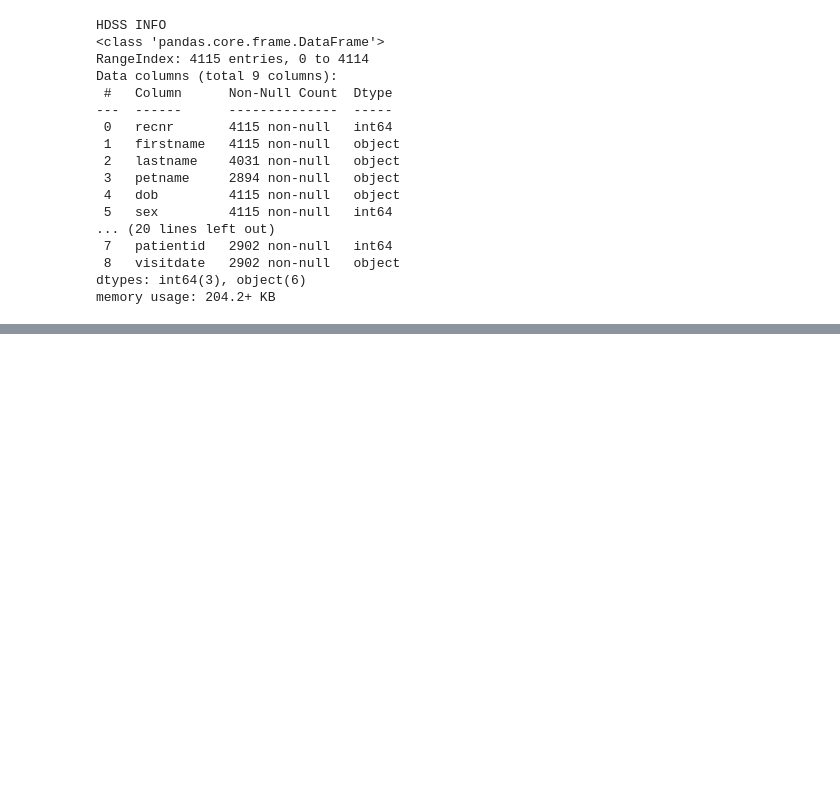
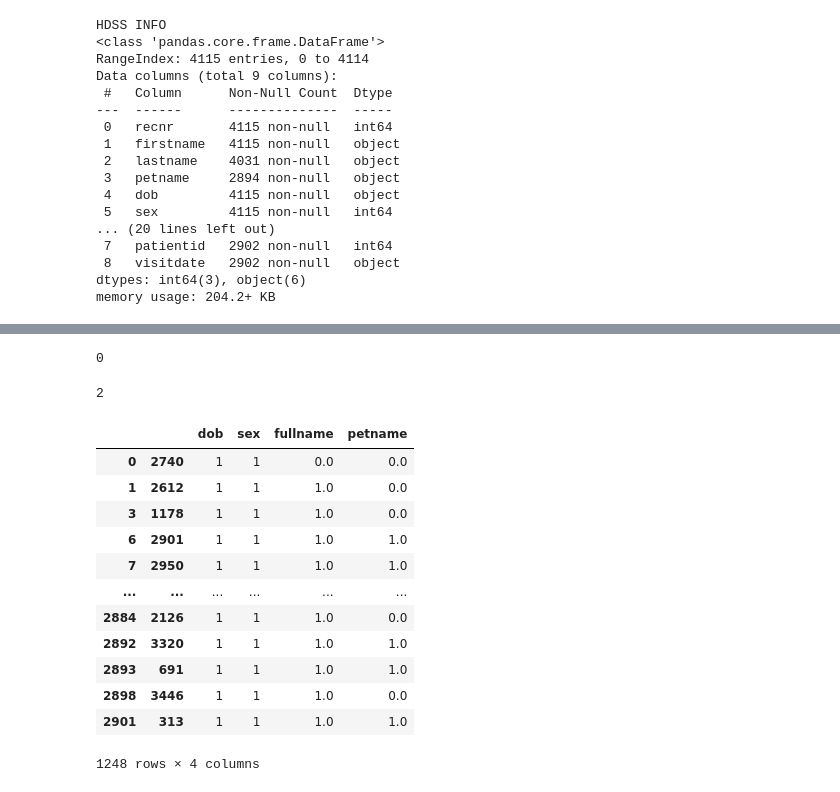
Before and after one commit to Guylord/Record-Linkage-tool-APHRC-DSE-Inspire-Hackathon-2024-, a Jupyter notebook: APHRC_DSE_Insprire_Hackathon_2024.ipynb, the cells around one changed output, grey strips where cells are left out. Saved outputs shown, nothing was run; the diff lists cells and outputs as text; code cells hidden in the pictures; blank space fills up the shorter version.

```diff
--- a/APHRC_DSE_Insprire_Hackathon_2024.ipynb
+++ b/APHRC_DSE_Insprire_Hackathon_2024.ipynb
@@ -37,0 +50,2 @@ memory usage: 204.2+ KB
+# %%
+facility_df['fullname'] = facility_df['firstname'].fillna('') + ' ' + facility_df['lastname'].fillna('')
@@ -37,0 +69,3 @@ memory usage: 204.2+ KB
+# %%
+for column in hdss_df.select_dtypes('object').columns:
+  hdss_df[column] = hdss_df[column].str.strip()
@@ -37,0 +74,8 @@ memory usage: 204.2+ KB
+# %%
+hdss_df.duplicated().sum()
+# %% [output]
+0
+# %%
+hdss_df['sex'].nunique()
+# %% [output]
+2
@@ -37,0 +88,25 @@ memory usage: 204.2+ KB
+# %%
+compare = recordlinkage.Compare()
+
+compare.exact('dob', 'dob', label = 'dob')
+compare.exact('sex', 'sex', label = 'sex')
+
+compare.string('fullname', 'fullname', threshold = 0.85, label='fullname')
+compare.string('petname', 'petname', threshold=0.85, label='petname')
+
+potential_matches=compare.compute(pairs, facility_df, hdss_df)
+potential_matches
+# %% [output]
+|  |  | dob | sex | fullname | petname |
+| 0 | 2740 | 1 | 1 | 0.0 | 0.0 |
+| 1 | 2612 | 1 | 1 | 1.0 | 0.0 |
+| 3 | 1178 | 1 | 1 | 1.0 | 0.0 |
+| 6 | 2901 | 1 | 1 | 1.0 | 1.0 |
+| 7 | 2950 | 1 | 1 | 1.0 | 1.0 |
+| ... | ... | ... | ... | ... | ... |
+| 2884 | 2126 | 1 | 1 | 1.0 | 0.0 |
+| 2892 | 3320 | 1 | 1 | 1.0 | 1.0 |
+| 2893 | 691 | 1 | 1 | 1.0 | 1.0 |
+| 2898 | 3446 | 1 | 1 | 1.0 | 0.0 |
+| 2901 | 313 | 1 | 1 | 1.0 | 1.0 |
+1248 rows × 4 columns
```
Also changed, not shown: parts of 12 cells of this notebook.
